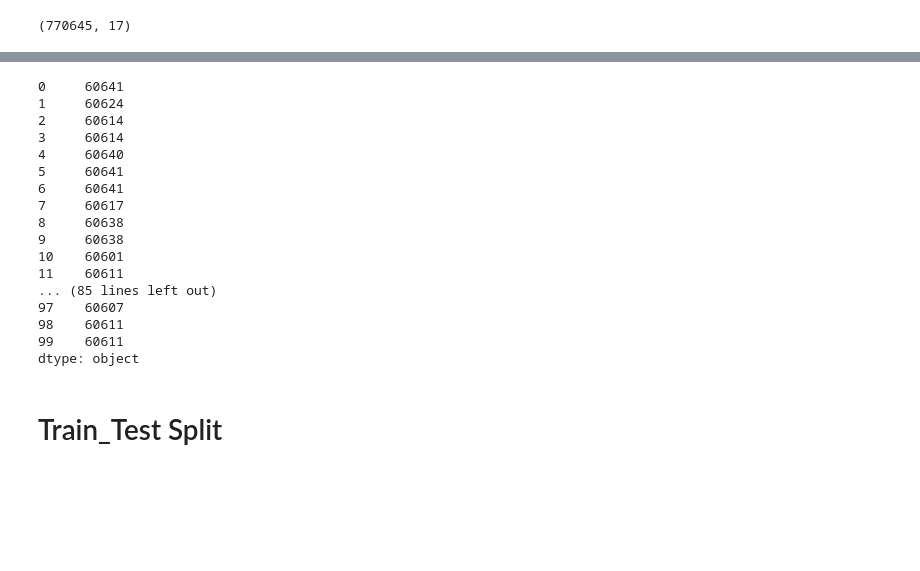
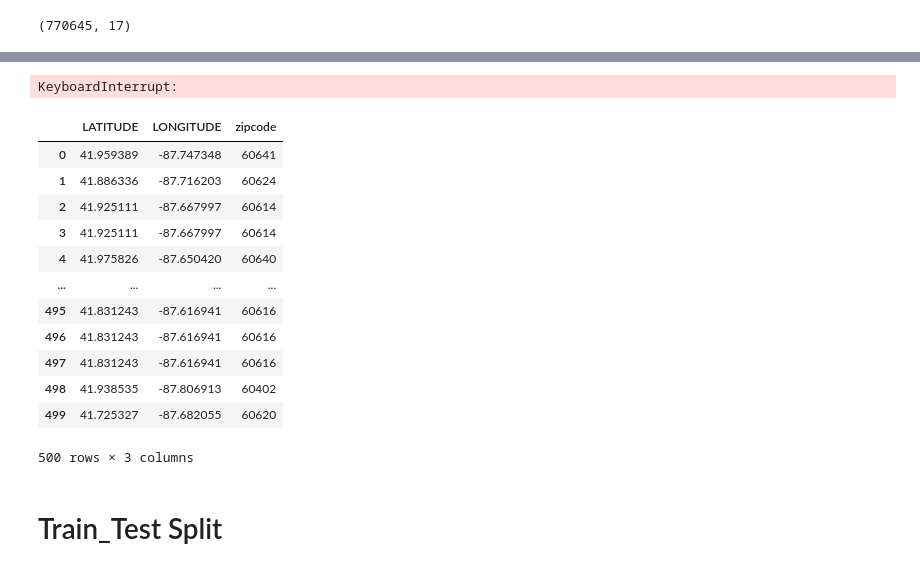
Before and after one commit to Milgha/Phase3-Project, a Jupyter notebook: Milad_Notebook.ipynb, the cells around one changed output, grey strips where cells are left out. Cells and saved outputs as stored; diff of their text form; code cells hidden in the pictures; blank space fills up the shorter version.

```diff
--- a/Milad_Notebook.ipynb
+++ b/Milad_Notebook.ipynb
@@ -669,23 +614,0 @@ KeyError: 'postcode'
-# %%
-zipcodes
-# %% [output]
-0     60641
-1     60624
-2     60614
-3     60614
-4     60640
-5     60641
-6     60641
-7     60617
-8     60638
-9     60638
-10    60601
-11    60611
-... (85 lines left out)
-97    60607
-98    60611
-99    60611
-dtype: object
-# %%
-pd.set_option('display.max_rows', 100)
-df_drop_missing.ZIPCODE.value_counts()
@@ -694,3 +615,39 @@ df_drop_missing.ZIPCODE.nunique()
+# %%
+#def get_zipcode(df11, geolocator):
+zipcodes = []
+geolocator = geopy.Nominatim(user_agent='miladghasemi@hotmail.com')
+for i in range(len(df11)):
+
+    location = geolocator.reverse((df11['LATITUDE'][i], df11['LONGITUDE'][i]))
+    try:
+        location.raw['address']['postcode']
+        zipcodes.append(location.raw['address']['postcode'])
+    except KeyError:
+        zipcodes.append(np.nan)
+
+#geolocator = geopy.Nominatim(user_agent='mgh4857@gmail.com')
+
+
+#zipcodes = df11.apply(get_zipcode, axis=1, geolocator=geolocator)
+# %% [output]
+KeyboardInterrupt:
+# %%
+df_drop_missing['zipcode'] = zipcodes
+df_drop_missing
+# %% [output]
+|  | LATITUDE | LONGITUDE | zipcode |
+| 0 | 41.959389 | -87.747348 | 60641 |
+| 1 | 41.886336 | -87.716203 | 60624 |
+| 2 | 41.925111 | -87.667997 | 60614 |
+| 3 | 41.925111 | -87.667997 | 60614 |
+| 4 | 41.975826 | -87.650420 | 60640 |
+| ... | ... | ... | ... |
+| 495 | 41.831243 | -87.616941 | 60616 |
+| 496 | 41.831243 | -87.616941 | 60616 |
+| 497 | 41.831243 | -87.616941 | 60616 |
+| 498 | 41.938535 | -87.806913 | 60402 |
+| 499 | 41.725327 | -87.682055 | 60620 |
+500 rows × 3 columns
 # %%
 df_drop_missing.isna().sum()
 # %%
```
Also changed, not shown: parts of 25 cells of this notebook.
